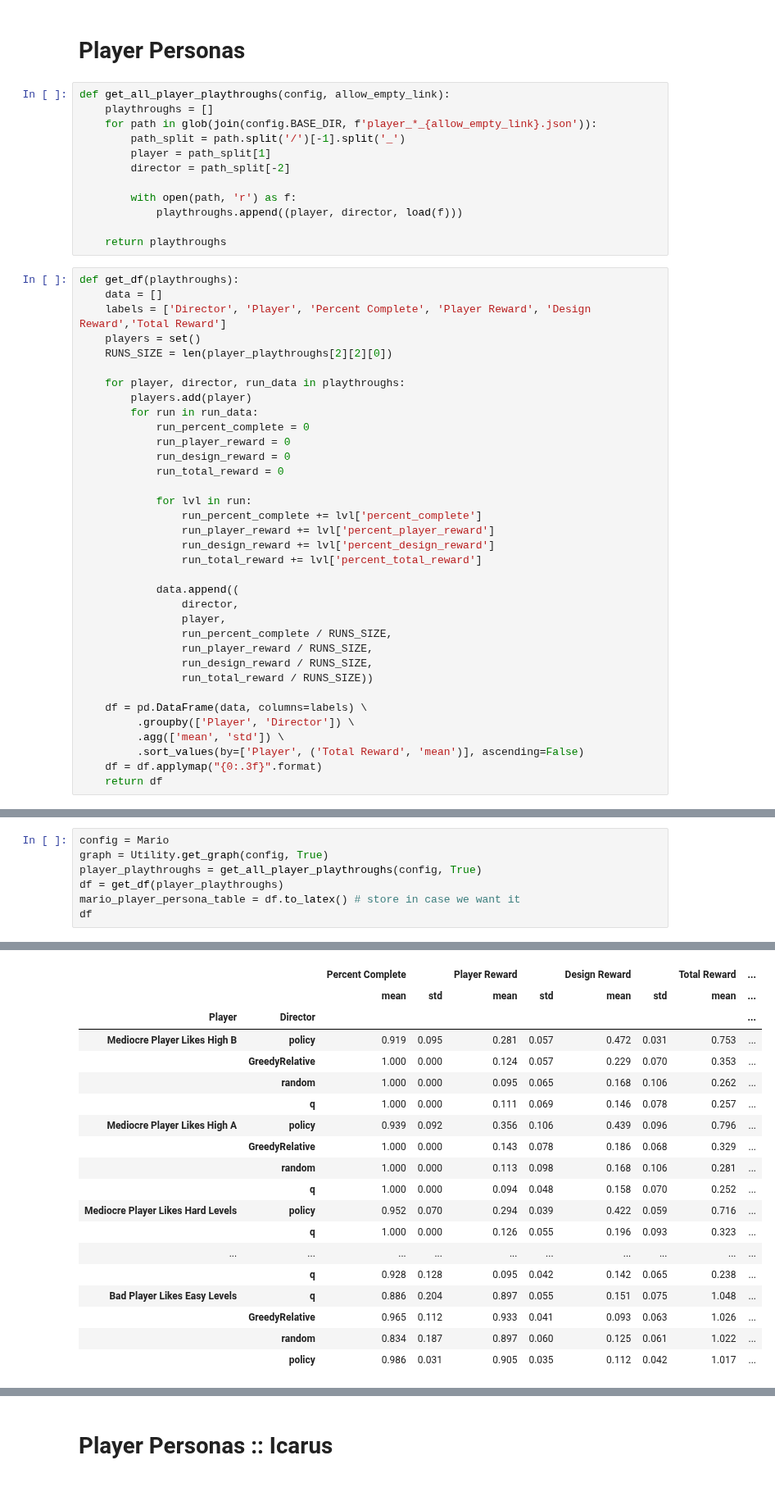
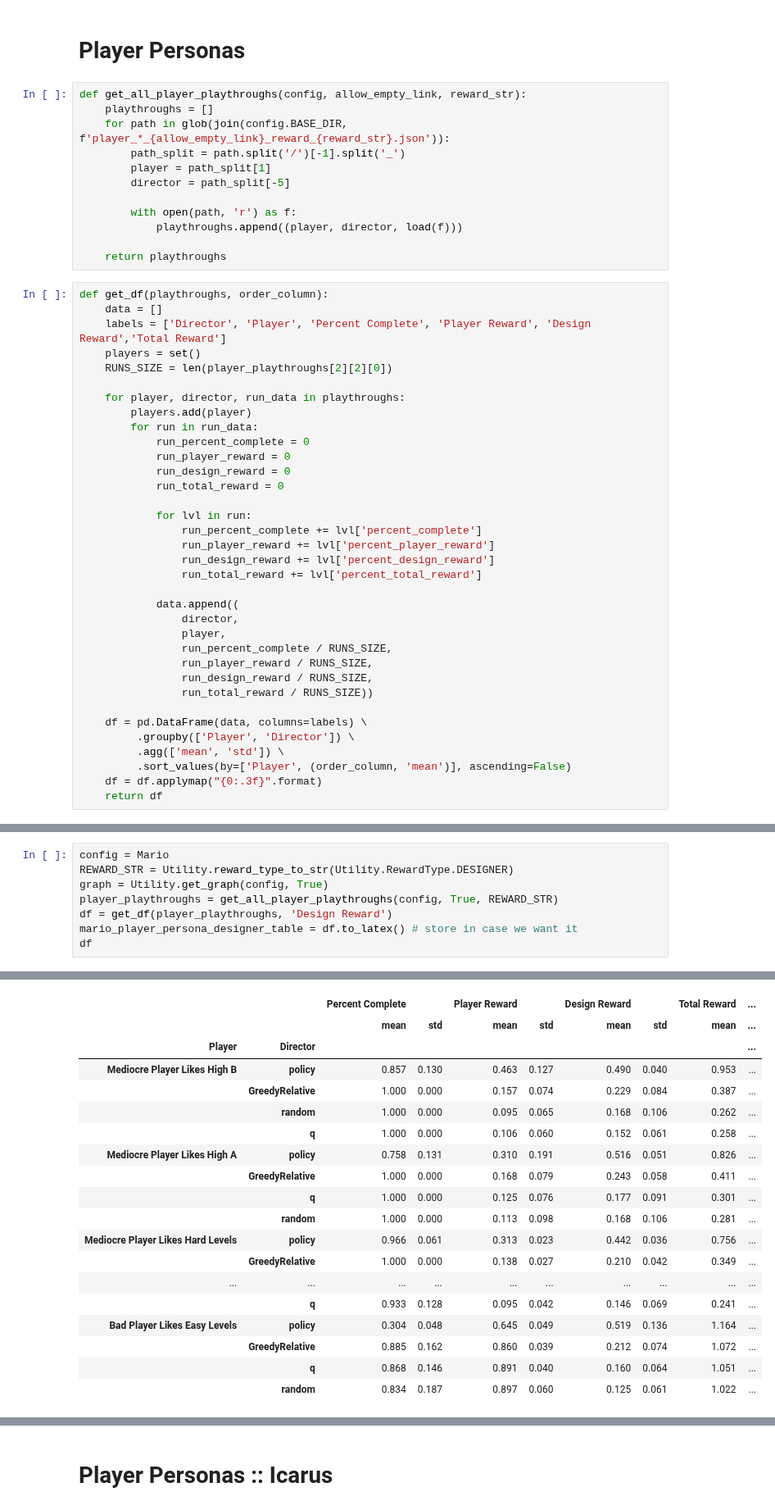
Before and after one commit to crowdgames/mdp-level-assembly, a Jupyter notebook: Analysis.ipynb, the cells around one changed output, grey strips where cells are left out. Shown at 82% size. Drawn from its saved outputs; the diff is of its cells as text.

```diff
--- a/Analysis.ipynb
+++ b/Analysis.ipynb
@@ -189,19 +189,19 @@ plot_reward_over_time(playthroughs)
 # %% [markdown]
 # Player Personas
 # %%
-def get_all_player_playthroughs(config, allow_empty_link):
+def get_all_player_playthroughs(config, allow_empty_link, reward_str):
     playthroughs = []
-    for path in glob(join(config.BASE_DIR, f'player_*_{allow_empty_link}.json')):
+    for path in glob(join(config.BASE_DIR, f'player_*_{allow_empty_link}_reward_{reward_str}.json')):
         path_split = path.split('/')[-1].split('_')
         player = path_split[1]
-        director = path_split[-2]
+        director = path_split[-5]
 
         with open(path, 'r') as f:
             playthroughs.append((player, director, load(f)))
 
     return playthroughs
 # %%
-def get_df(playthroughs):
+def get_df(playthroughs, order_column):
     data = []
     labels = ['Director', 'Player', 'Percent Complete', 'Player Reward', 'Design Reward','Total Reward']
     players = set()
@@ -232,7 +232,7 @@ def get_df(playthroughs):
     df = pd.DataFrame(data, columns=labels) \
          .groupby(['Player', 'Director']) \
          .agg(['mean', 'std']) \
-         .sort_values(by=['Player', ('Total Reward', 'mean')], ascending=False)
+         .sort_values(by=['Player', (order_column, 'mean')], ascending=False)
     df = df.applymap("{0:.3f}".format)
     return df
 # %%
@@ -261,28 +281,29 @@ def plot_player_personas_over_time(playthroughs, player_name):
 # %%
 config = Mario
+REWARD_STR = Utility.reward_type_to_str(Utility.RewardType.DESIGNER)
 graph = Utility.get_graph(config, True)
-player_playthroughs = get_all_player_playthroughs(config, True)
-df = get_df(player_playthroughs)
-mario_player_persona_table = df.to_latex() # store in case we want it
+player_playthroughs = get_all_player_playthroughs(config, True, REWARD_STR)
+df = get_df(player_playthroughs, 'Design Reward')
+mario_player_persona_designer_table = df.to_latex() # store in case we want it
 df
 # %% [output]
 Loading links from: ./GramElitesData/MarioData/gram_elites/links_True.json
 |  |  | Percent Complete |  | Player Reward |  | Design Reward |  | Total Reward | ... |
 |  |  | mean | std | mean | std | mean | std | mean | ... |
 | Player | Director |  |  |  |  |  |  |  | ... |
-| Mediocre Player Likes High B | policy | 0.919 | 0.095 | 0.281 | 0.057 | 0.472 | 0.031 | 0.753 | ... |
-|  | GreedyRelative | 1.000 | 0.000 | 0.124 | 0.057 | 0.229 | 0.070 | 0.353 | ... |
+| Mediocre Player Likes High B | policy | 0.857 | 0.130 | 0.463 | 0.127 | 0.490 | 0.040 | 0.953 | ... |
+|  | GreedyRelative | 1.000 | 0.000 | 0.157 | 0.074 | 0.229 | 0.084 | 0.387 | ... |
 |  | random | 1.000 | 0.000 | 0.095 | 0.065 | 0.168 | 0.106 | 0.262 | ... |
-|  | q | 1.000 | 0.000 | 0.111 | 0.069 | 0.146 | 0.078 | 0.257 | ... |
-| Mediocre Player Likes High A | policy | 0.939 | 0.092 | 0.356 | 0.106 | 0.439 | 0.096 | 0.796 | ... |
-|  | GreedyRelative | 1.000 | 0.000 | 0.143 | 0.078 | 0.186 | 0.068 | 0.329 | ... |
+|  | q | 1.000 | 0.000 | 0.106 | 0.060 | 0.152 | 0.061 | 0.258 | ... |
+| Mediocre Player Likes High A | policy | 0.758 | 0.131 | 0.310 | 0.191 | 0.516 | 0.051 | 0.826 | ... |
+|  | GreedyRelative | 1.000 | 0.000 | 0.168 | 0.079 | 0.243 | 0.058 | 0.411 | ... |
+|  | q | 1.000 | 0.000 | 0.125 | 0.076 | 0.177 | 0.091 | 0.301 | ... |
 |  | random | 1.000 | 0.000 | 0.113 | 0.098 | 0.168 | 0.106 | 0.281 | ... |
-|  | q | 1.000 | 0.000 | 0.094 | 0.048 | 0.158 | 0.070 | 0.252 | ... |
-| Mediocre Player Likes Hard Levels | policy | 0.952 | 0.070 | 0.294 | 0.039 | 0.422 | 0.059 | 0.716 | ... |
-|  | q | 1.000 | 0.000 | 0.126 | 0.055 | 0.196 | 0.093 | 0.323 | ... |
+| Mediocre Player Likes Hard Levels | policy | 0.966 | 0.061 | 0.313 | 0.023 | 0.442 | 0.036 | 0.756 | ... |
+|  | GreedyRelative | 1.000 | 0.000 | 0.138 | 0.027 | 0.210 | 0.042 | 0.349 | ... |
 | ... | ... | ... | ... | ... | ... | ... | ... | ... | ... |
-|  | q | 0.928 | 0.128 | 0.095 | 0.042 | 0.142 | 0.065 | 0.238 | ... |
-| Bad Player Likes Easy Levels | q | 0.886 | 0.204 | 0.897 | 0.055 | 0.151 | 0.075 | 1.048 | ... |
-|  | GreedyRelative | 0.965 | 0.112 | 0.933 | 0.041 | 0.093 | 0.063 | 1.026 | ... |
+|  | q | 0.933 | 0.128 | 0.095 | 0.042 | 0.146 | 0.069 | 0.241 | ... |
+| Bad Player Likes Easy Levels | policy | 0.304 | 0.048 | 0.645 | 0.049 | 0.519 | 0.136 | 1.164 | ... |
+|  | GreedyRelative | 0.885 | 0.162 | 0.860 | 0.039 | 0.212 | 0.074 | 1.072 | ... |
+|  | q | 0.868 | 0.146 | 0.891 | 0.040 | 0.160 | 0.064 | 1.051 | ... |
 |  | random | 0.834 | 0.187 | 0.897 | 0.060 | 0.125 | 0.061 | 1.022 | ... |
-|  | policy | 0.986 | 0.031 | 0.905 | 0.035 | 0.112 | 0.042 | 1.017 | ... |
```
Also changed, not shown: parts of 37 cells of this notebook, 9 other files.
